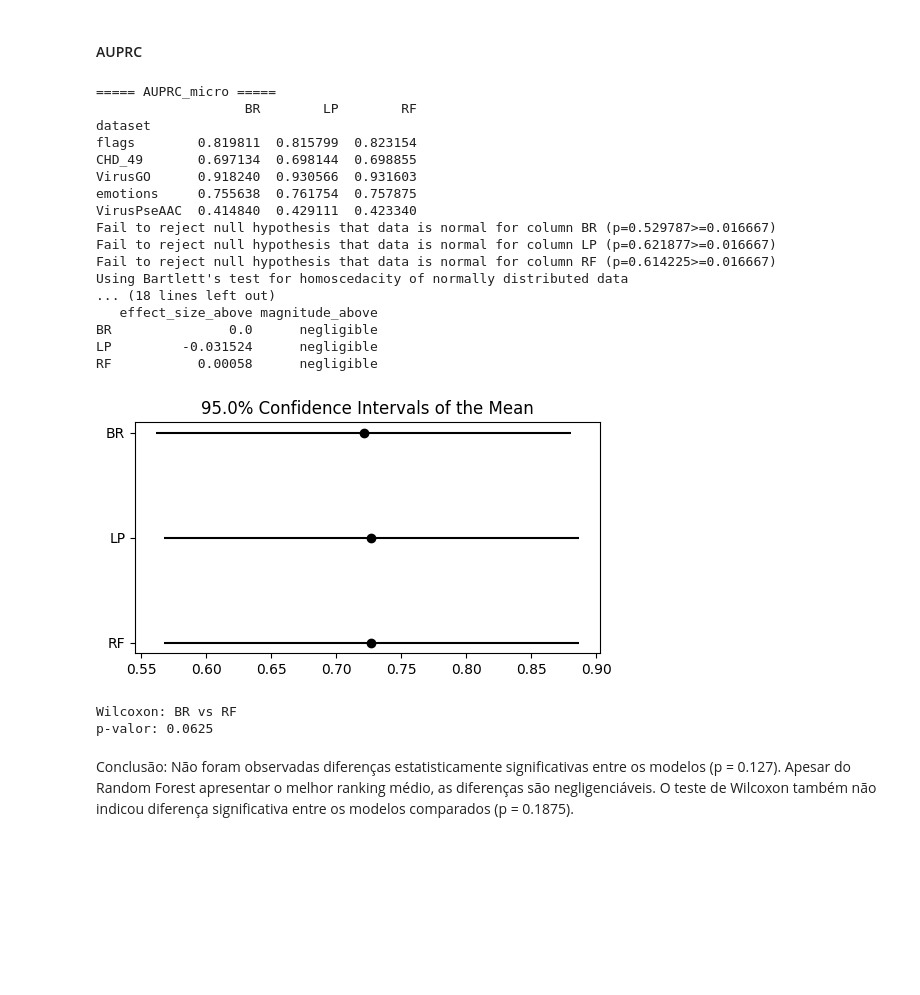
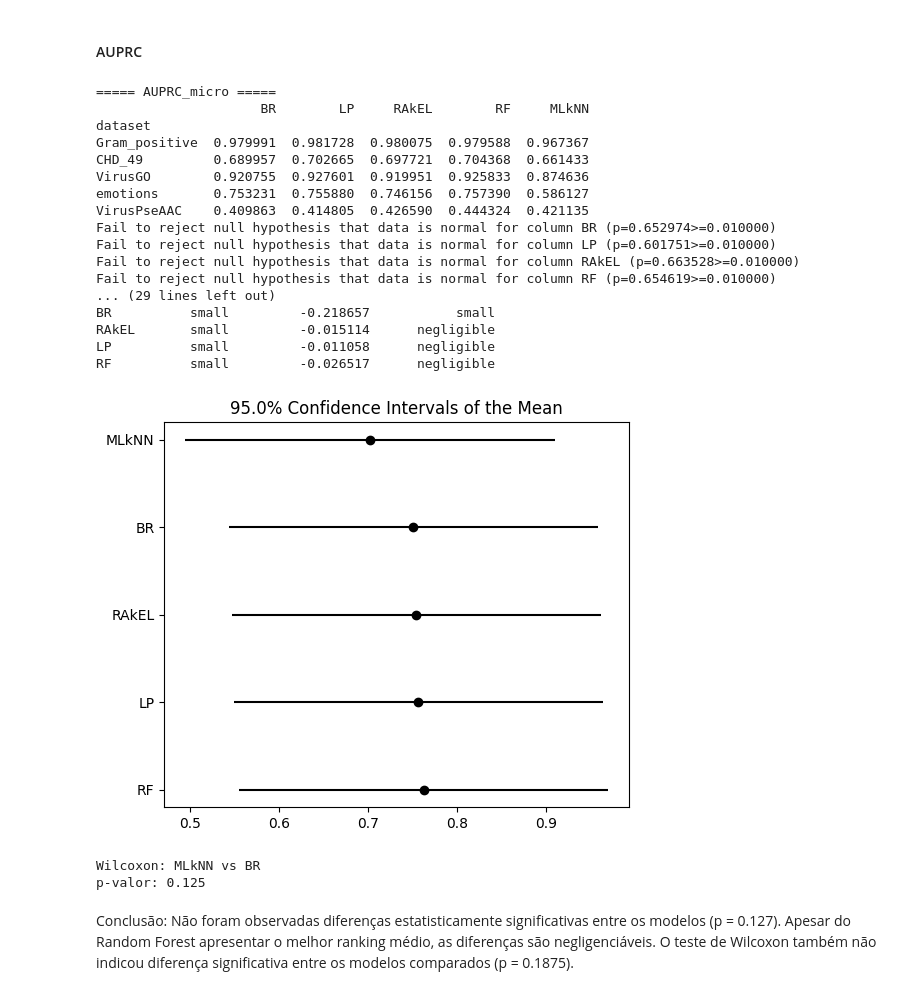
Before and after one commit to iarabertopena/ml-learning-lab, a Jupyter notebook: ml_learning_lab.ipynb, the cells around one changed output. Cells and saved outputs as stored; diff of their text form; code cells hidden in the pictures; blank space fills up the shorter version.

```diff
--- a/ml_learning_lab.ipynb
+++ b/ml_learning_lab.ipynb
@@ -115,7 +117,8 @@ df.head()
 5 rows × 446 columns
 # %%
 datasets_config = {
-    "flags": {"path": "/content/flags.csv", "n_labels": 7},
+    "Gram_positive": {"path": "/content/Gram_positive.csv", "n_labels": 4},
+    #"flags": {"path": "/content/flags.csv", "n_labels": 6},
     "CHD_49": {"path": "/content/CHD_49.csv", "n_labels": 6},
     "VirusGO": {"path": "/content/VirusGO.csv", "n_labels": 6},
     "emotions": {"path": "/content/emotions.csv", "n_labels": 6},
@@ -242,7 +245,7 @@ def get_models():
 
         "RAkEL": RakelD(
             base_classifier=RandomForestClassifier(n_estimators=100, random_state=42),
-            labelset_size=3
+            labelset_size=2
         ),
 
         "RF": RandomForestClassifier(n_estimators=100, random_state=42),
@@ -964,53 +965,52 @@ import matplotlib.pyplot as plt
 print("\n===== AUPRC_micro =====")
 
 # tabela
 df = build_table(all_results, "auprc_micro")
-#df = df.dropna()
-df = df.drop(columns=["RAkEL"]) # RAkEL não funcionou com o dataset "flags" :/
+df = df.dropna()
 
 print(df)
 
 # Friedman + Nemenyi
 result = autorank(df, alpha=0.05, order='descending', verbose=True)
 
 print("\nRanking médio:")
 print(result.rankdf)
 
 #plot_stats(result)
 #plt.show()
 
 plot_stats(result, allow_insignificant=True)
 plt.show()
 
 # Wilcoxon (só com os 2 melhores)
 means = df.mean().sort_values(ascending=True)
 m1, m2 = means.index[:2]
 
 stat, p = wilcoxon(df[m1], df[m2])
 
 print(f"\nWilcoxon: {m1} vs {m2}")
 print("p-valor:", p)
 # %% [output]
 ===== AUPRC_micro =====
-                   BR        LP        RF
+                     BR        LP     RAkEL        RF     MLkNN
 dataset
-flags        0.819811  0.815799  0.823154
-CHD_49       0.697134  0.698144  0.698855
-VirusGO      0.918240  0.930566  0.931603
-emotions     0.755638  0.761754  0.757875
-VirusPseAAC  0.414840  0.429111  0.423340
-Fail to reject null hypothesis that data is normal for column BR (p=0.529787>=0.016667)
-Fail to reject null hypothesis that data is normal for column LP (p=0.621877>=0.016667)
-Fail to reject null hypothesis that data is normal for column RF (p=0.614225>=0.016667)
-Using Bartlett's test for homoscedacity of normally distributed data
-... (18 lines left out)
-   effect_size_above magnitude_above
-BR               0.0      negligible
-LP         -0.031524      negligible
-RF           0.00058      negligible
+Gram_positive  0.979991  0.981728  0.980075  0.979588  0.967367
+CHD_49         0.689957  0.702665  0.697721  0.704368  0.661433
+VirusGO        0.920755  0.927601  0.919951  0.925833  0.874636
+emotions       0.753231  0.755880  0.746156  0.757390  0.586127
+VirusPseAAC    0.409863  0.414805  0.426590  0.444324  0.421135
+Fail to reject null hypothesis that data is normal for column BR (p=0.652974>=0.010000)
+Fail to reject null hypothesis that data is normal for column LP (p=0.601751>=0.010000)
+Fail to reject null hypothesis that data is normal for column RAkEL (p=0.663528>=0.010000)
+Fail to reject null hypothesis that data is normal for column RF (p=0.654619>=0.010000)
+... (29 lines left out)
+BR          small         -0.218657           small
+RAkEL       small         -0.015114      negligible
+LP          small         -0.011058      negligible
+RF          small         -0.026517      negligible
-[figure, old version]
+[figure, new version]
-Wilcoxon: BR vs RF
-p-valor: 0.0625
+Wilcoxon: MLkNN vs BR
+p-valor: 0.125
 # %% [markdown]
 Conclusão: Não foram observadas diferenças estatisticamente significativas entre os modelos (p = 0.127). Apesar do Random Forest apresentar o melhor ranking médio, as diferenças são negligenciáveis. O teste de Wilcoxon também não indicou diferença significativa entre os modelos comparados (p = 0.1875).
 # %%
```
Also changed, not shown: parts of 21 cells of this notebook.
